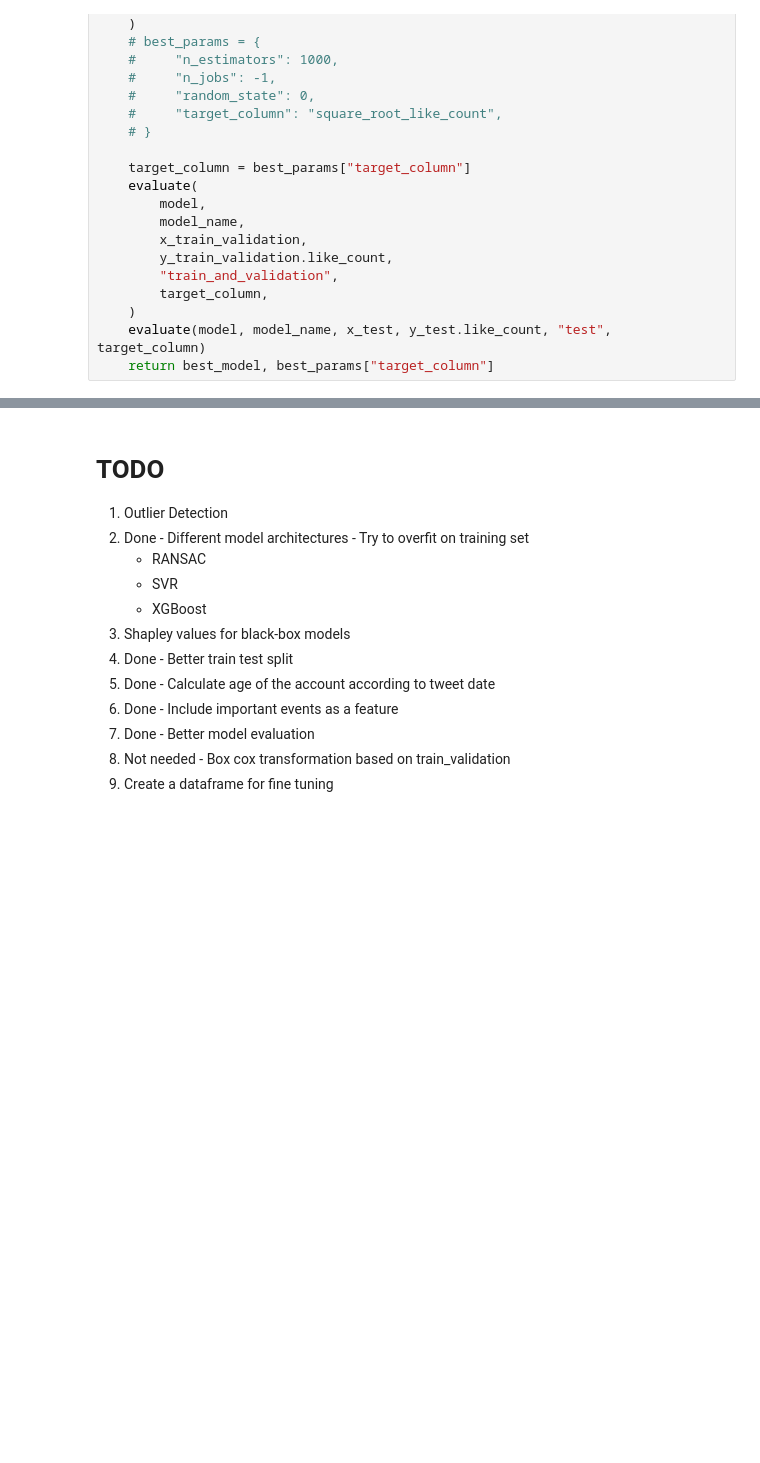
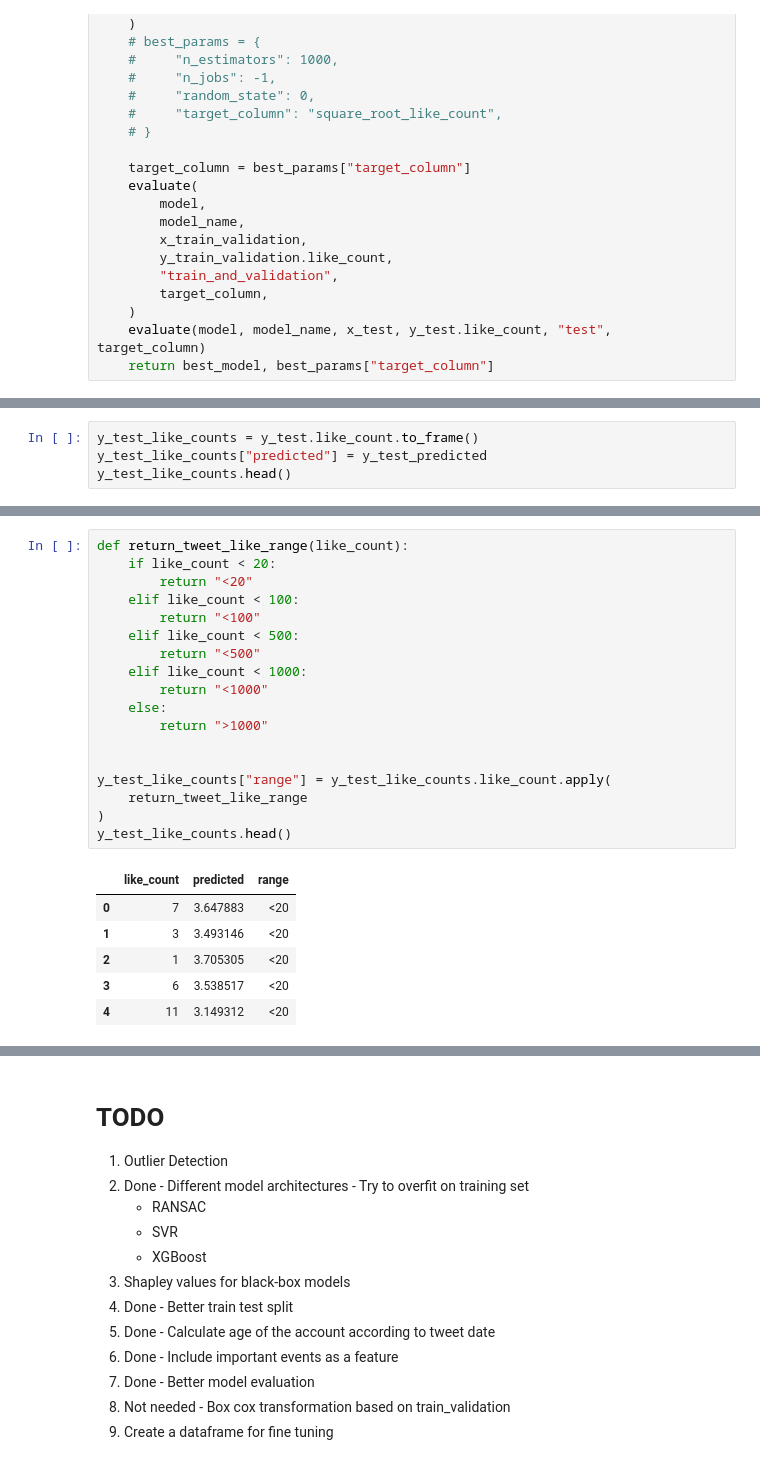
Before and after one commit to ossamum/kuleuven-thesis, a Jupyter notebook: 04_standard_tweet_predictive_modelling.ipynb, the cells around one changed output, grey strips where cells are left out. Drawn from its saved outputs; the diff is of its cells as text; blank space fills up the shorter version.

```diff
--- a/04_standard_tweet_predictive_modelling.ipynb
+++ b/04_standard_tweet_predictive_modelling.ipynb
@@ -586,0 +678,4 @@ plot_predicted_vs_true(y_test, y_test_predicted)
+# %%
+y_test_like_counts = y_test.like_count.to_frame()
+y_test_like_counts["predicted"] = y_test_predicted
+y_test_like_counts.head()
@@ -586,0 +689,25 @@ plot_predicted_vs_true(y_test, y_test_predicted)
+# %%
+def return_tweet_like_range(like_count):
+    if like_count < 20:
+        return "<20"
+    elif like_count < 100:
+        return "<100"
+    elif like_count < 500:
+        return "<500"
+    elif like_count < 1000:
+        return "<1000"
+    else:
+        return ">1000"
+
+
+y_test_like_counts["range"] = y_test_like_counts.like_count.apply(
+    return_tweet_like_range
+)
+y_test_like_counts.head()
+# %% [output]
+|  | like_count | predicted | range |
+| 0 | 7 | 3.647883 | <20 |
+| 1 | 3 | 3.493146 | <20 |
+| 2 | 1 | 3.705305 | <20 |
+| 3 | 6 | 3.538517 | <20 |
+| 4 | 11 | 3.149312 | <20 |
```
Also changed, not shown: parts of 19 cells of this notebook.
